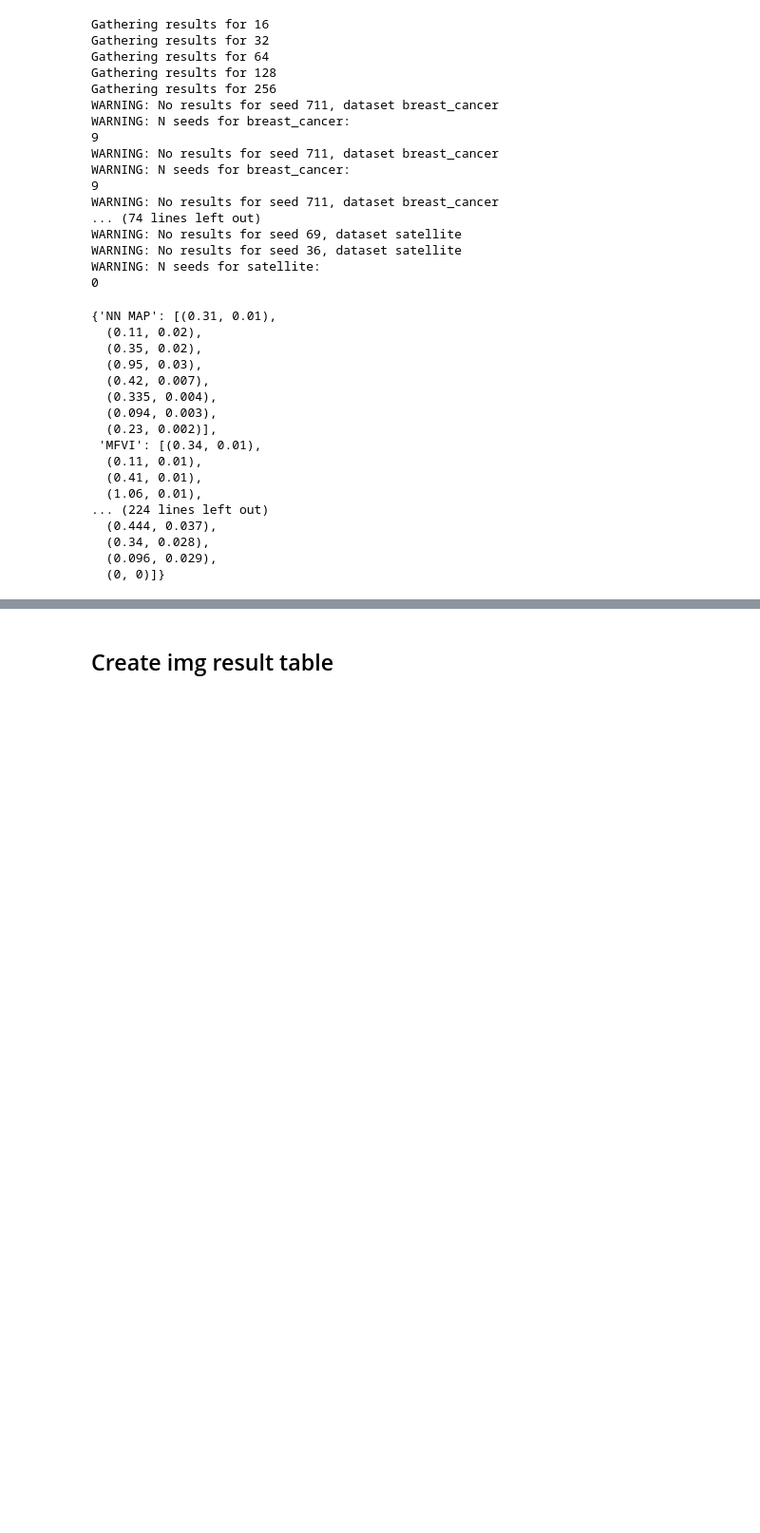
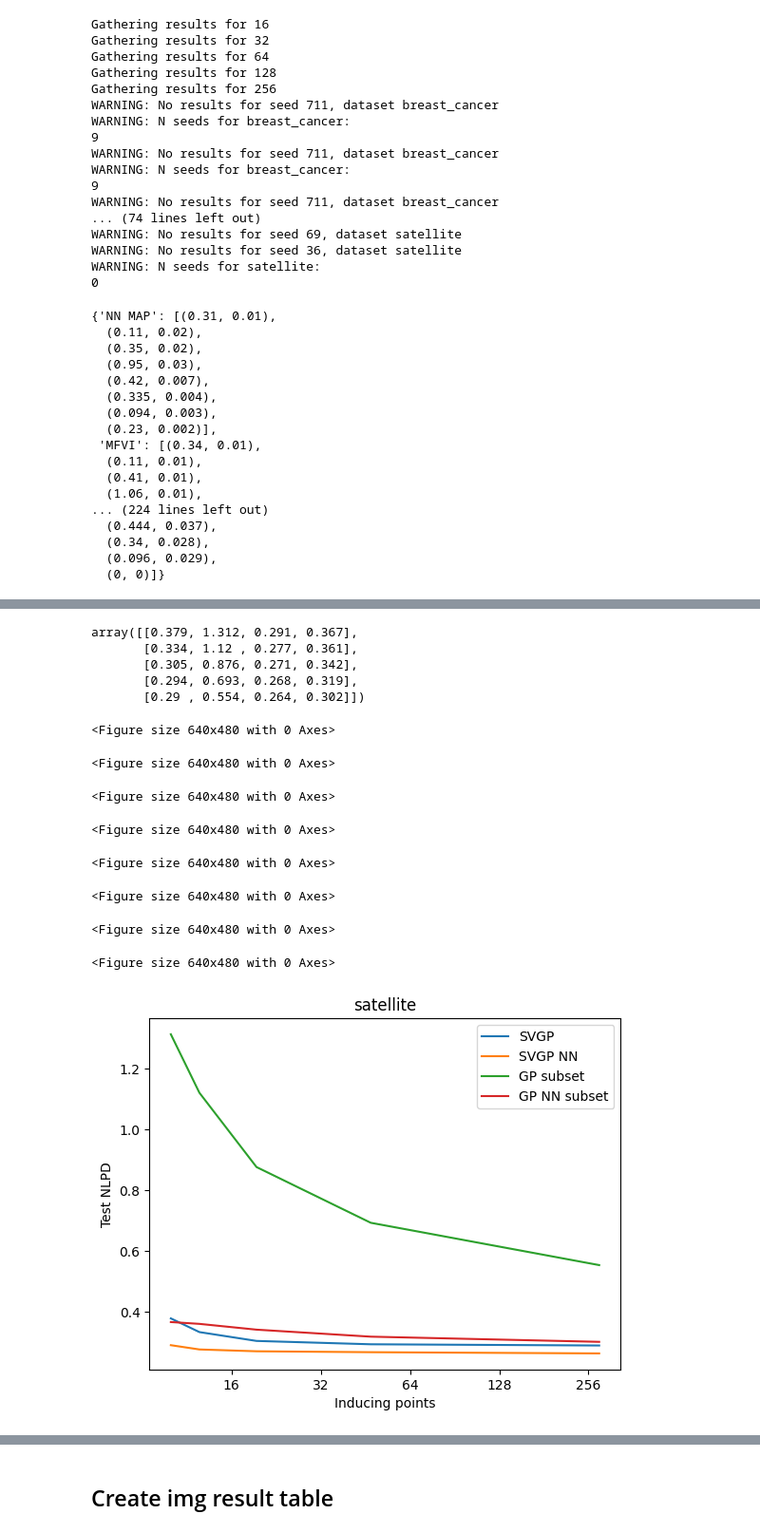
Before and after one commit to AaltoML/sfr, a Jupyter notebook: bnn-predictive/notebooks/UCI Reproduce.ipynb, the cells around one changed output, grey strips where cells are left out. Shown at 95% size. Cells and saved outputs as stored; diff of their text form; code cells hidden in the pictures; blank space fills up the shorter version.

Commit message:
Plotting UCI

```diff
--- a/bnn-predictive/notebooks/UCI Reproduce.ipynb
+++ b/bnn-predictive/notebooks/UCI Reproduce.ipynb
@@ -388,16 +331,0 @@ inducing_points
-# %%
-for dataset in nll_dict:
-    plt.clf()
-    fig, ax = plt.subplots()
-    res_array = nll_dict[dataset]
-    svgp_res = res_array[:, 0]
-    subset_res = res_array[:, 1]
-    plt.plot(svgp_res, label='SVGP')
-
-    plt.plot(subset_res, label='GP subset')
-    ax.set_xticklabels([0] +inducing_points)
-    plt.title(dataset)
-    plt.xlabel('Inducing points')
-    plt.ylabel('Test NLPD')
-    plt.legend()
-    plt.savefig(f'plots/{dataset}.png', bbox_inches='tight')
@@ -426,0 +401,39 @@ print(np.log10(300))
+# %%
+nll_dict['satellite']
+# %% [output]
+array([[0.379, 1.312, 0.291, 0.367],
+       [0.334, 1.12 , 0.277, 0.361],
+       [0.305, 0.876, 0.271, 0.342],
+       [0.294, 0.693, 0.268, 0.319],
+       [0.29 , 0.554, 0.264, 0.302]])
+# %%
+
+for dataset in nll_dict:
+    plt.clf()
+    fig, ax = plt.subplots()
+    res_array = nll_dict[dataset]
+    svgp_res = res_array[:, 0]
+    subset_res = res_array[:, 1]
+    svgp_nn_res = res_array[:, 2]
+    gp_nn_res = res_array[:, 3]
+    ind_points = inducing_points[:-1]
+    plt.plot(ind_points, svgp_res, label='SVGP')
+    plt.plot(ind_points, svgp_nn_res, label='SVGP NN')
+    plt.plot(ind_points, subset_res, label='GP subset')
+    plt.plot(ind_points, gp_nn_res, label='GP NN subset')
+    ax.set_xticklabels([0] +inducing_points[:-1])
+    plt.title(dataset)
+    plt.xlabel('Inducing points')
+    plt.ylabel('Test NLPD')
+    plt.legend()
+    plt.savefig(f'plots/{dataset}.png', bbox_inches='tight')
+# %% [output]
+<Figure size 640x480 with 0 Axes>
+<Figure size 640x480 with 0 Axes>
+<Figure size 640x480 with 0 Axes>
+<Figure size 640x480 with 0 Axes>
+<Figure size 640x480 with 0 Axes>
+<Figure size 640x480 with 0 Axes>
+<Figure size 640x480 with 0 Axes>
+<Figure size 640x480 with 0 Axes>
+[figure, added]
```
Also changed, not shown: parts of 22 cells of this notebook, 10 other files.
